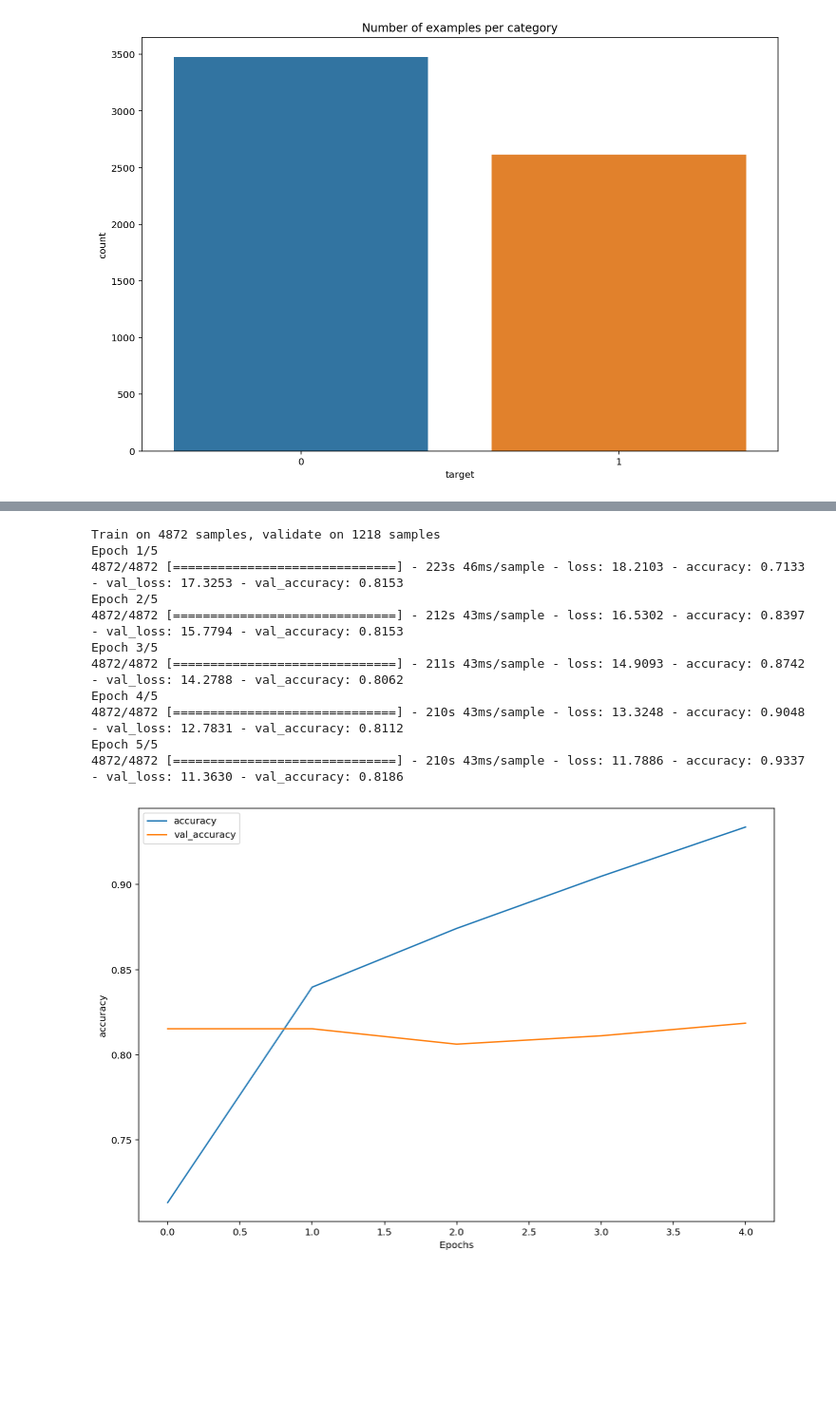
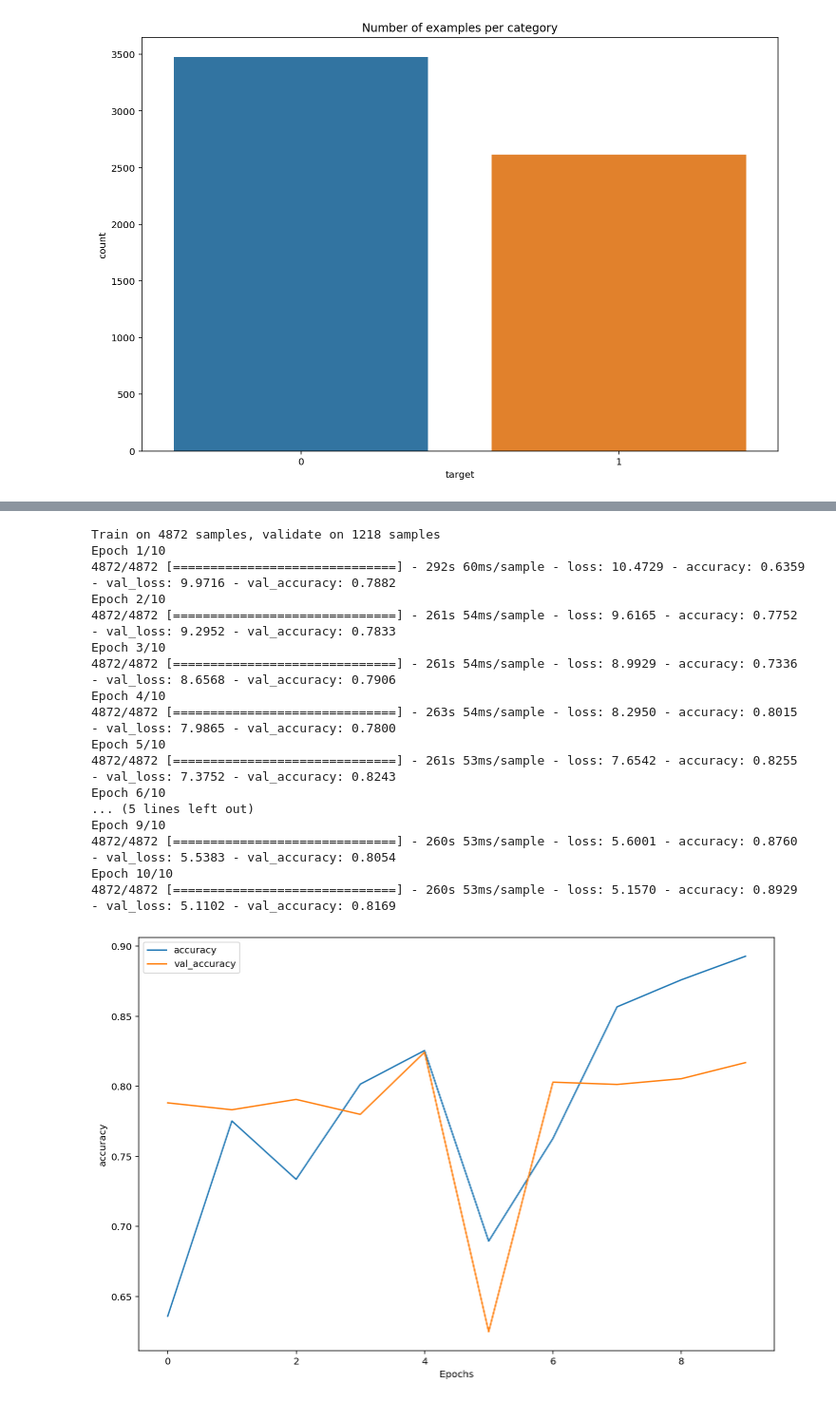
Before and after one commit to ShahedSabab/Fake-or-Not, a Jupyter notebook: fakeorNotfake_bert.ipynb, the cells around one changed output, grey strips where cells are left out. Shown: that part at 95% size. Drawn from its saved outputs; the diff is of its cells as text; code cells hidden in the pictures; blank space fills up the shorter version.

```diff
--- a/fakeorNotfake_bert.ipynb
+++ b/fakeorNotfake_bert.ipynb
@@ -104,6 +109,6 @@ mv: cannot move 'uncased_L-12_H-768_A-12/' to 'model/uncased_L-12_H-768_A-12': D
 # %%
 #bert pretrained model weights and configuration file
-bert_model_name = 'uncased_L-12_H-768_A-12'
+bert_model_name = 'uncased_L-24_H-1024_A-16'
 bert_ckpt_dir = os.path.join('model/', bert_model_name)
 bert_ckpt_file = os.path.join(bert_ckpt_dir, 'bert_model.ckpt')
 bert_config_file = os.path.join(bert_ckpt_dir, 'bert_config.json')
@@ -163,10 +168,9 @@ def create_model(max_seq_len, bert_config_file, bert_ckpt_file):
 
     cls_out = keras.layers.Lambda(lambda seq: seq[:,0,:]) (bert_output)
     cls_out = keras.layers.Dropout(0.5)(cls_out)
-    logits = keras.layers.Dense(units=768, activation='relu', kernel_regularizer = regularizers.l1 (0.001) )(cls_out)
+    logits = keras.layers.Dense(units=1024, activation='relu', kernel_regularizer = regularizers.l2 (0.01) )(cls_out)
     logits = keras.layers.Dropout(0.5)(logits)
     logits = keras.layers.Dense(1)(logits)
-
     model = keras.Model(inputs = input_ids, outputs= logits)
     model.build(input_shape=(None, max_seq_len))
 
@@ -215,39 +219,45 @@ _________________________________________________________________
 # %%
 history = model.fit(
     x = data.train_x,
     y = data.train_y,
     validation_split = 0.2,
-    batch_size = 8,
+    batch_size = 16,
     verbose =1 ,
     shuffle = True,
-    epochs = 5
+    epochs = 10
 #    callbacks=[tensorboard_callback]
 )
 #
 f1 = plt.figure()
 plot_graphs(f1,history, "accuracy")
 f2 = plt.figure()
 plot_graphs(f2,history, "loss")
 
 #
 
 #_, test_acc = model.evaluate(data.test_x, data.test_y)
 #y_pred = model.predict(data.test_x).argmax(axis=-1)
 #print(classification_report(data.test_y, y_pred, target_names = classes))
 
 # Evaluate the model
 loss, acc = model.evaluate(data.test_x,  data.test_y, verbose=2)
 print("Test, accuracy: {:5.2f}%".format(100*acc))
 # %% [output]
 Train on 4872 samples, validate on 1218 samples
-Epoch 1/5
-4872/4872 [==============================] - 223s 46ms/sample - loss: 18.2103 - accuracy: 0.7133 - val_loss: 17.3253 - val_accuracy: 0.8153
-Epoch 2/5
-4872/4872 [==============================] - 212s 43ms/sample - loss: 16.5302 - accuracy: 0.8397 - val_loss: 15.7794 - val_accuracy: 0.8153
-Epoch 3/5
-4872/4872 [==============================] - 211s 43ms/sample - loss: 14.9093 - accuracy: 0.8742 - val_loss: 14.2788 - val_accuracy: 0.8062
-Epoch 4/5
-4872/4872 [==============================] - 210s 43ms/sample - loss: 13.3248 - accuracy: 0.9048 - val_loss: 12.7831 - val_accuracy: 0.8112
-Epoch 5/5
-4872/4872 [==============================] - 210s 43ms/sample - loss: 11.7886 - accuracy: 0.9337 - val_loss: 11.3630 - val_accuracy: 0.8186
+Epoch 1/10
+4872/4872 [==============================] - 292s 60ms/sample - loss: 10.4729 - accuracy: 0.6359 - val_loss: 9.9716 - val_accuracy: 0.7882
+Epoch 2/10
+4872/4872 [==============================] - 261s 54ms/sample - loss: 9.6165 - accuracy: 0.7752 - val_loss: 9.2952 - val_accuracy: 0.7833
+Epoch 3/10
+4872/4872 [==============================] - 261s 54ms/sample - loss: 8.9929 - accuracy: 0.7336 - val_loss: 8.6568 - val_accuracy: 0.7906
+Epoch 4/10
+4872/4872 [==============================] - 263s 54ms/sample - loss: 8.2950 - accuracy: 0.8015 - val_loss: 7.9865 - val_accuracy: 0.7800
+Epoch 5/10
+4872/4872 [==============================] - 261s 53ms/sample - loss: 7.6542 - accuracy: 0.8255 - val_loss: 7.3752 - val_accuracy: 0.8243
+Epoch 6/10
+... (5 lines left out)
+Epoch 9/10
+4872/4872 [==============================] - 260s 53ms/sample - loss: 5.6001 - accuracy: 0.8760 - val_loss: 5.5383 - val_accuracy: 0.8054
+Epoch 10/10
+4872/4872 [==============================] - 260s 53ms/sample - loss: 5.1570 - accuracy: 0.8929 - val_loss: 5.1102 - val_accuracy: 0.8169
-[figure, old version]
+[figure, new version]
```
Also changed, not shown: parts of 4 cells of this notebook.
